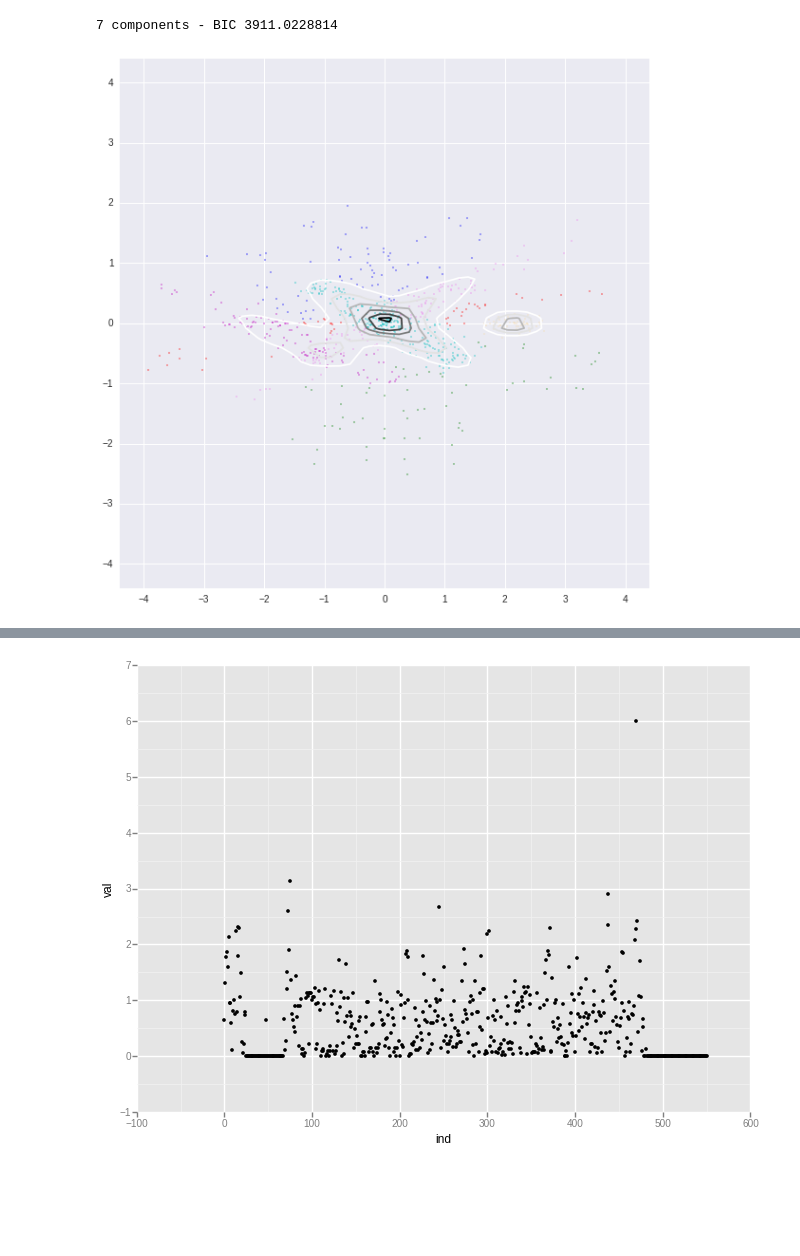
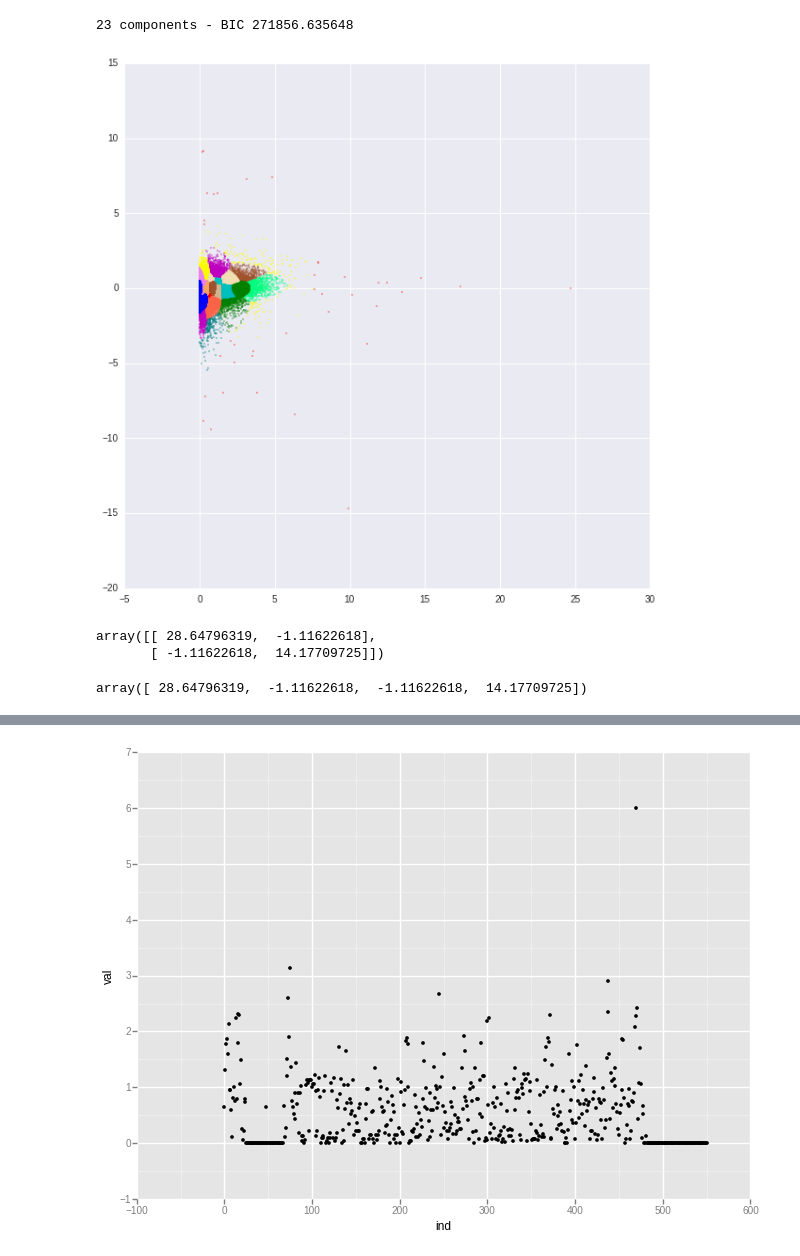
Before and after one commit to bilykigor/qimb, a Jupyter notebook: KaggleAnalysis.ipynb, the cells around one changed output, grey strips where cells are left out. Saved outputs shown, nothing was run; the diff lists cells and outputs as text; code cells hidden in the pictures; blank space fills up the shorter version.

```diff
--- a/KaggleAnalysis.ipynb
+++ b/KaggleAnalysis.ipynb
@@ -50,0 +136,6 @@ X=X[selectedCols]
+# %%
+driverID=1
+d = pd.DataFrame(np.zeros((200,2)),columns=['val1','val2'])
+for i in range(1,200):
+    d.loc[i-1]=[GetProba(clf,driverID,i),GetProba(clf,3,i)]
+    print d.loc[i-1]
@@ -50,0 +154,17 @@ X=X[selectedCols]
+# %%
+driverID=2
+tripInd=2
+driverDir = '/home/user1/Desktop/SharedFolder/Kaggle/DriversCleaned/'+str(driverID)
+df = pd.read_csv(driverDir+'_' + str(tripInd)+'.csv')
+trip = Trip(driverID,tripInd,df)
+trip.getSpeed()
+trip.getAcc()
+    #trip.getRadius()
+    #trip.getCacc()
+trip.getFeatures()
+X=trip.features[['v','acc']]
+
+probas = np.zeros(X.shape[0])
+
+for i in range(X.shape[0]):
+    probas[i]=clf.score(X.loc[i])
@@ -60,7 +181,7 @@ sns.kdeplot(Xc[['acc2','acc']])
 # %%
-xN = np.asanyarray(X[['acc2','acc']])
+xN = np.asanyarray(X[['cacc','acc']])
 # %%
-n_components = np.arange(2, 15)
+n_components = range(1,25)
 gmms = [GMM(n_components=n, covariance_type='full').fit(xN) for n in n_components]
 BICs = [gmm.bic(xN) for gmm in gmms]
 i_min = np.argmin(BICs)
@@ -68,30 +189,30 @@ clf=gmms[i_min]
 print '%s components - BIC %s' %(n_components[i_min],BICs[i_min])
 tol = np.percentile(np.exp(clf.score(xN)),10)
 # %% [output]
-7 components - BIC 3911.0228814
+23 components - BIC 271856.635648
 # %%
 fig1 = plt.figure(figsize=(10, 10))
 color_iter = itertools.cycle(['r', 'g', 'b', 'c', 'm','wheat','violet','sienna',
                               'yellow','springgreen','sandybrown','tomato','tan','teal'])
 
 Y_ = clf.predict(xN)
 for i, (mean, covar, color) in enumerate(zip(clf.means_, clf._get_covars(), color_iter)):
     v, w = linalg.eigh(covar)
     u = w[0] / linalg.norm(w[0])
 
     if not np.any(Y_ == i):
         continue
     plt.scatter(xN[Y_ == i, 0], xN[Y_ == i, 1], .8, color=color)
 
-X_, Y_ = np.meshgrid(np.linspace(clim[0], clim[1]),np.linspace(clim[0], clim[1]))
+'''X_, Y_ = np.meshgrid(np.linspace(vlim[0], vlim[1]),np.linspace(clim[0], clim[1]))
 XX = np.array([X_.ravel(), Y_.ravel()]).T
 Z = np.exp(clf.score(XX))
 Z = Z.reshape(X_.shape)
-CS = plt.contour(X_, Y_, Z)
+CS = plt.contour(X_, Y_, Z)'''
 
 plt.show()
 # %% [output]
-[figure, old version]
+[figure, new version]
 # %%
 featuresDir = '/home/user1/Desktop/Share2Windows/Kaggle/features/'
 drivers = map(int,os.listdir('../Kaggle/drivers/'))
@@ -148,5 +269,14 @@ for N, subplot in zip(N_values,  subplots):
     if subplot == 212:
         ax.set_xlabel('$x$')
 plt.show()
+# %%
+clf.covars_[0]
+# %% [output]
+array([[ 28.64796319,  -1.11622618],
+       [ -1.11622618,  14.17709725]])
+# %%
+clf.covars_[0].flatten()
+# %% [output]
+array([ 28.64796319,  -1.11622618,  -1.11622618,  14.17709725])
 # %%
 start = 0
```
Also changed, not shown: parts of 26 cells of this notebook, 21 other files.
